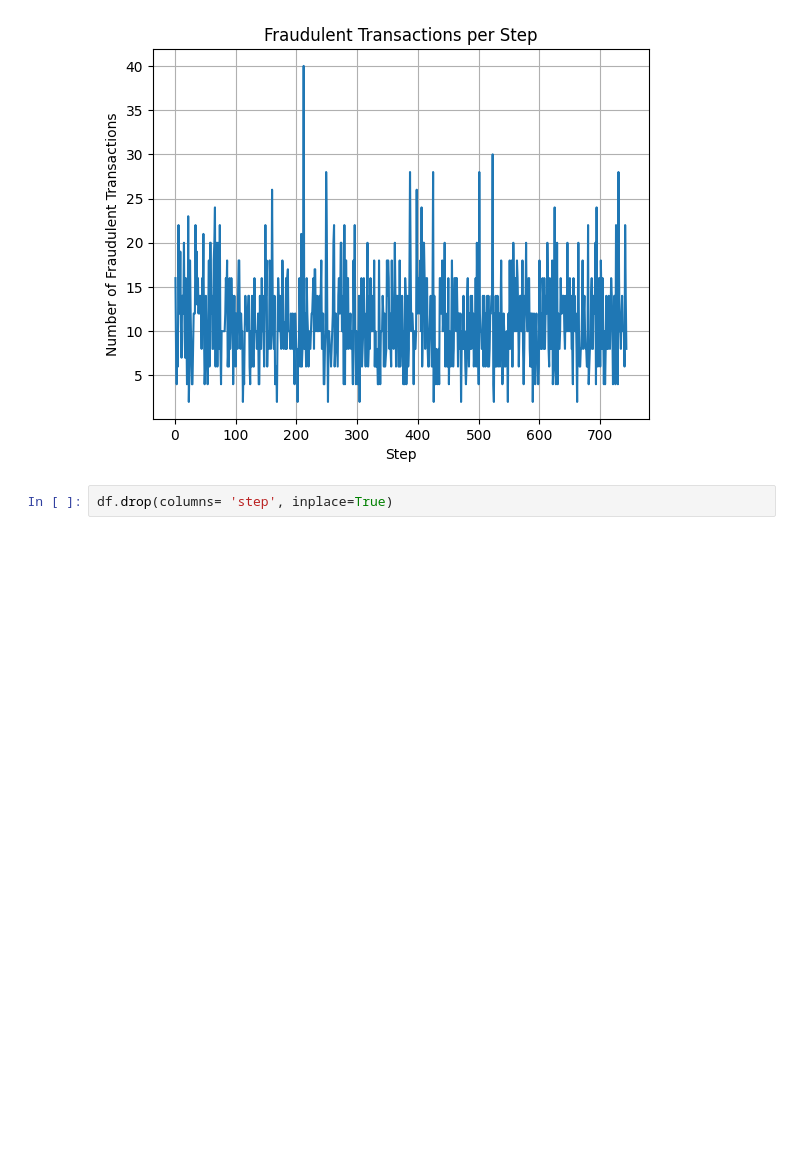
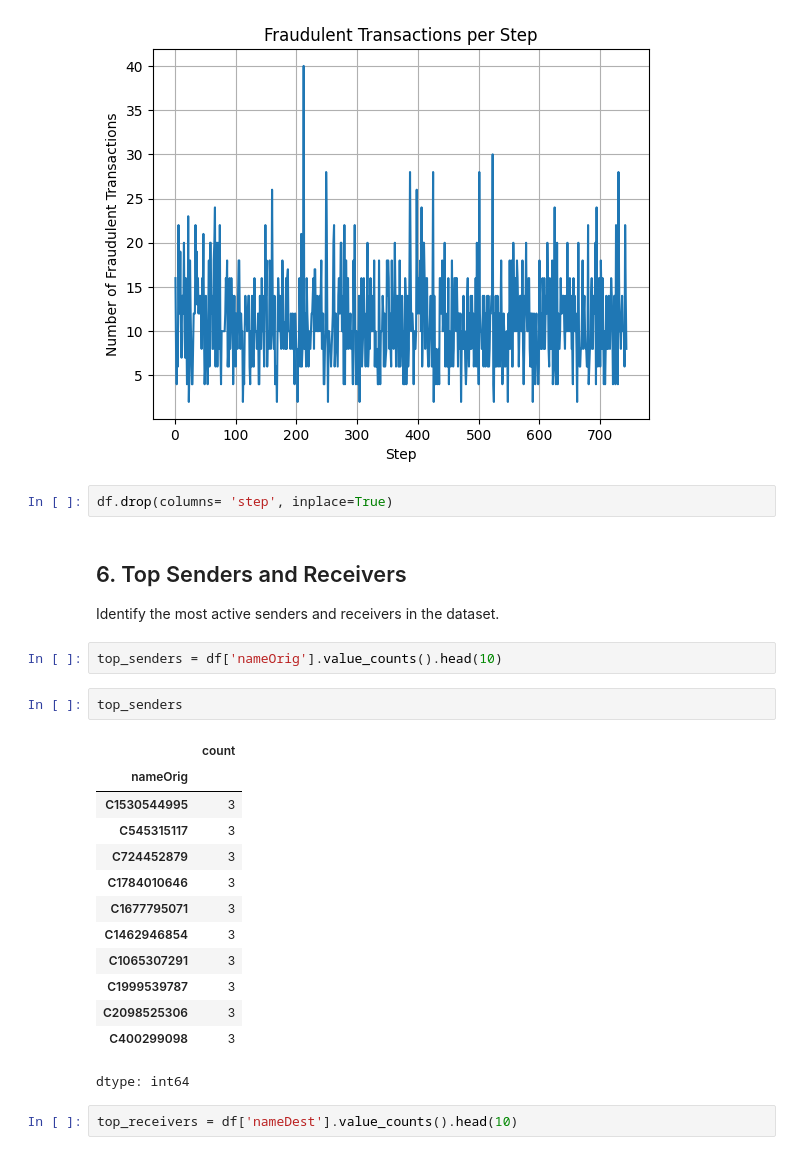
Before and after one commit to 0sinach1/fraud-detection-project, a Jupyter notebook: notebook.ipynb, the cells around one changed output. Drawn from its saved outputs; the diff is of its cells as text; blank space fills up the shorter version.

Commit message:
Top senders and receivers

```diff
--- a/notebook.ipynb
+++ b/notebook.ipynb
@@ -124,3 +124,26 @@ plt.show()
 [figure]
 # %%
 df.drop(columns= 'step', inplace=True)
+# %% [markdown]
+## 6. Top Senders and Receivers
+Identify the most active senders and receivers in the dataset.
+# %%
+top_senders = df['nameOrig'].value_counts().head(10)
+# %%
+top_senders
+# %% [output]
+|  | count |
+| nameOrig |  |
+| C1530544995 | 3 |
+| C545315117 | 3 |
+| C724452879 | 3 |
+| C1784010646 | 3 |
+| C1677795071 | 3 |
+| C1462946854 | 3 |
+| C1065307291 | 3 |
+| C1999539787 | 3 |
+| C2098525306 | 3 |
+| C400299098 | 3 |
+dtype: int64
+# %%
+top_receivers = df['nameDest'].value_counts().head(10)
```
Also changed, not shown: parts of 1 cell of this notebook.
